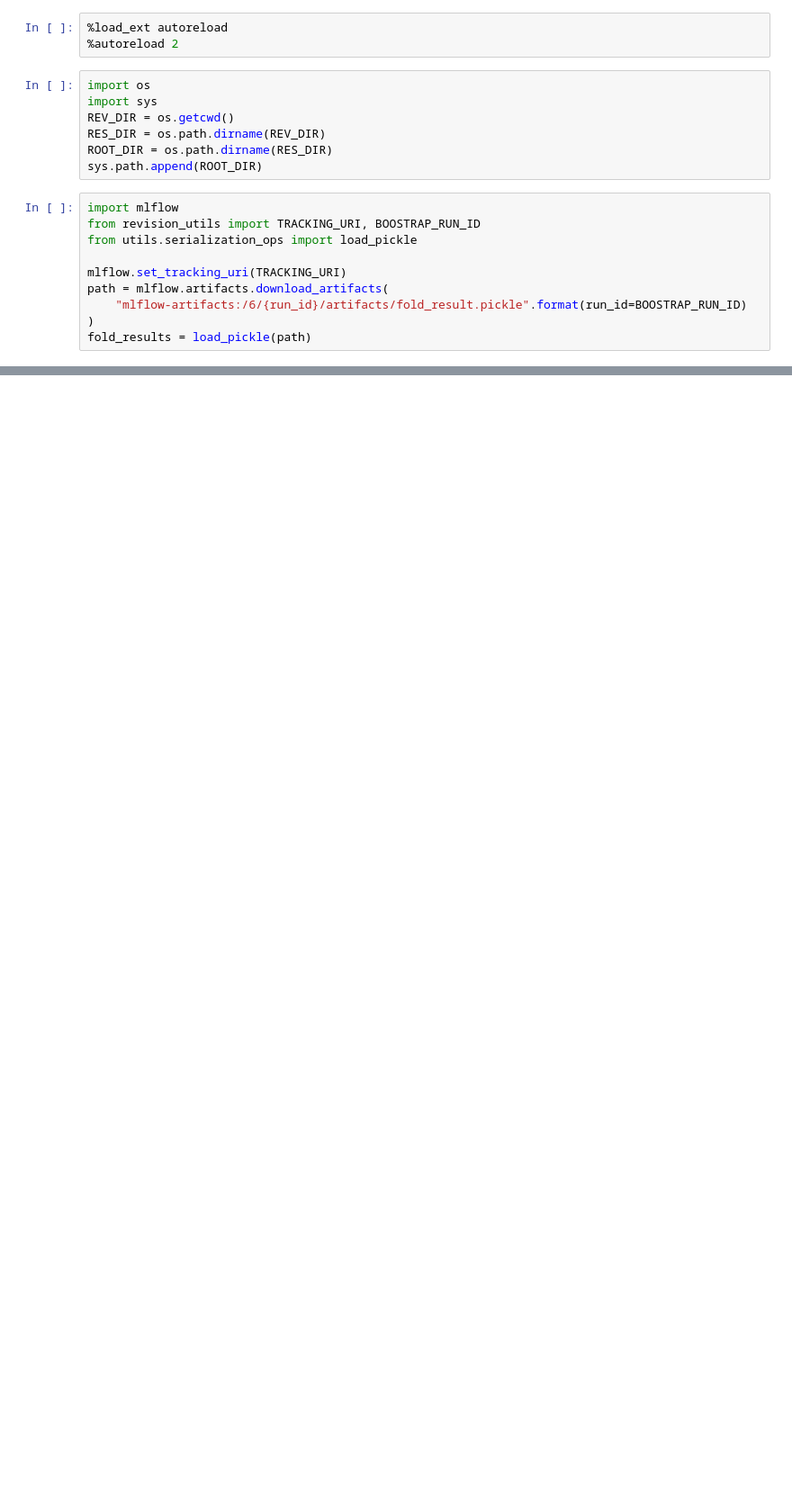
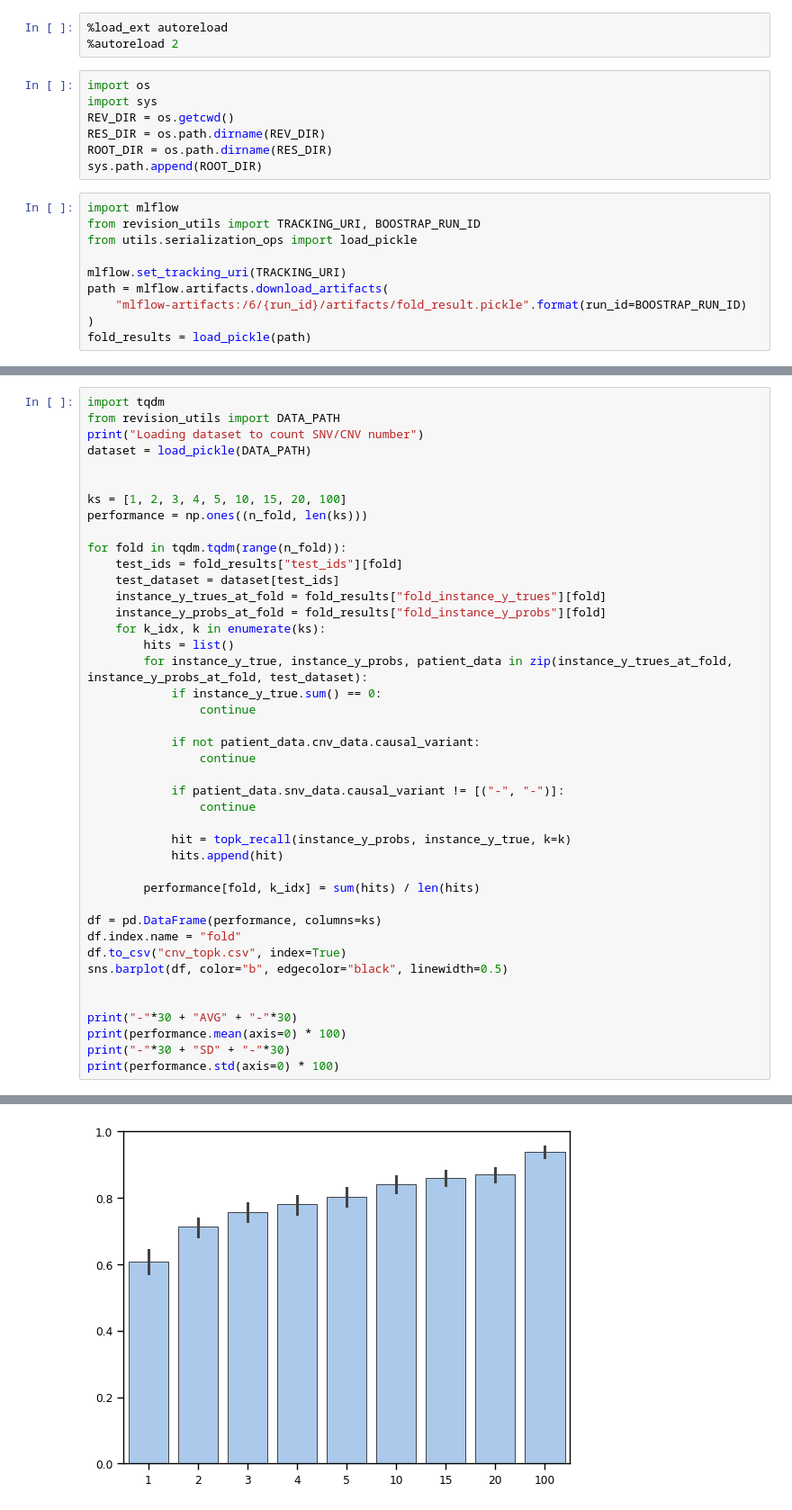
Before and after one commit to 4pygmalion/ASC3, a Jupyter notebook: results/revision/1_4_train_boostrapping_figure.ipynb, the cells around one changed output, grey strips where cells are left out. Shown at 90% size. Saved outputs shown, nothing was run; the diff lists cells and outputs as text; blank space fills up the shorter version.

```diff
--- a/results/revision/1_4_train_boostrapping_figure.ipynb
+++ b/results/revision/1_4_train_boostrapping_figure.ipynb
@@ -28,0 +80,43 @@ plot_cv_auroc_ci(fold_y_trues, fold_y_probs)
+# %%
+import tqdm
+from revision_utils import DATA_PATH
+print("Loading dataset to count SNV/CNV number")
+dataset = load_pickle(DATA_PATH)
+
+
+ks = [1, 2, 3, 4, 5, 10, 15, 20, 100]
+performance = np.ones((n_fold, len(ks)))
+
+for fold in tqdm.tqdm(range(n_fold)):
+    test_ids = fold_results["test_ids"][fold]
+    test_dataset = dataset[test_ids]
+    instance_y_trues_at_fold = fold_results["fold_instance_y_trues"][fold]
+    instance_y_probs_at_fold = fold_results["fold_instance_y_probs"][fold]
+    for k_idx, k in enumerate(ks):
+        hits = list()
+        for instance_y_true, instance_y_probs, patient_data in zip(instance_y_trues_at_fold, instance_y_probs_at_fold, test_dataset):
+            if instance_y_true.sum() == 0:
+                continue
+
+            if not patient_data.cnv_data.causal_variant:
+                continue
+
+            if patient_data.snv_data.causal_variant != [("-", "-")]:
+                continue
+
+            hit = topk_recall(instance_y_probs, instance_y_true, k=k)
+            hits.append(hit)
+
+        performance[fold, k_idx] = sum(hits) / len(hits)
+
+df = pd.DataFrame(performance, columns=ks)
+df.index.name = "fold"
+df.to_csv("cnv_topk.csv", index=True)
+sns.barplot(df, color="b", edgecolor="black", linewidth=0.5)
+
+
+print("-"*30 + "AVG" + "-"*30)
+print(performance.mean(axis=0) * 100)
+print("-"*30 + "SD" + "-"*30)
+print(performance.std(axis=0) * 100)
+# %% [output]
@@ -28,0 +130 @@ plot_cv_auroc_ci(fold_y_trues, fold_y_probs)
+[figure, added]
```
Also changed, not shown: parts of 6 cells of this notebook.
